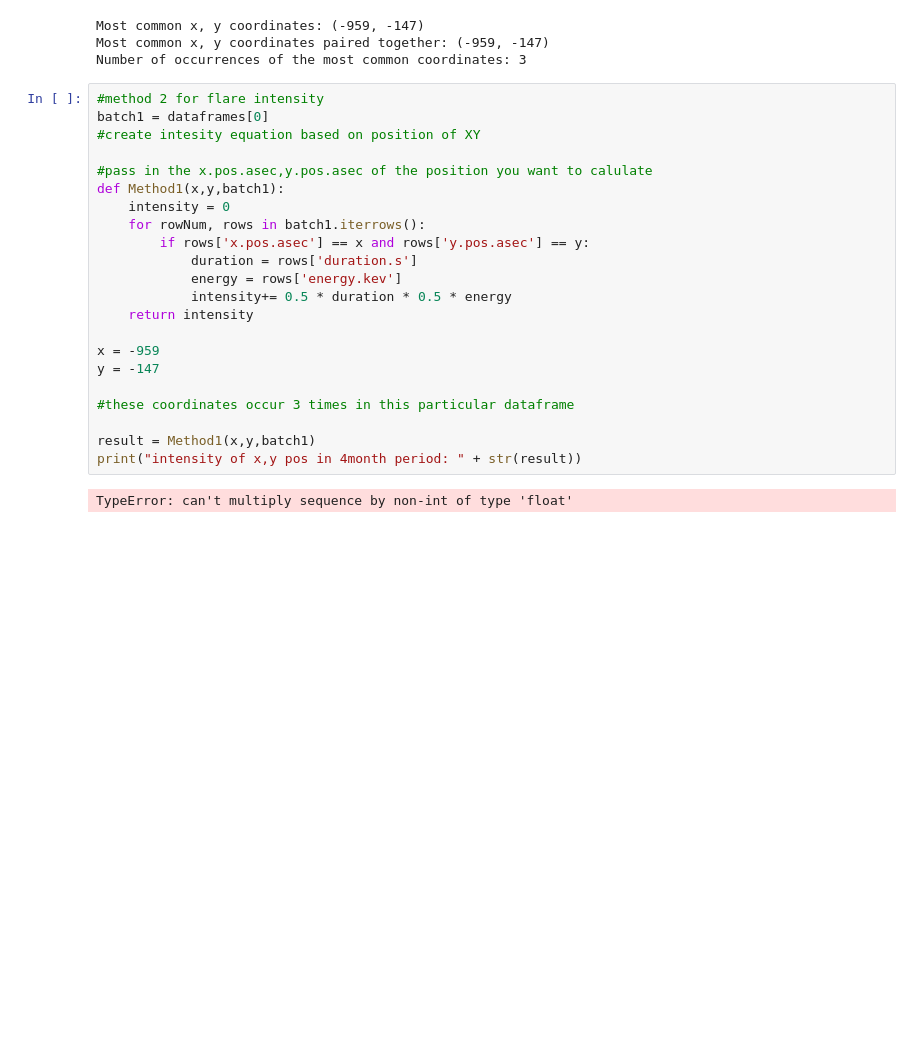
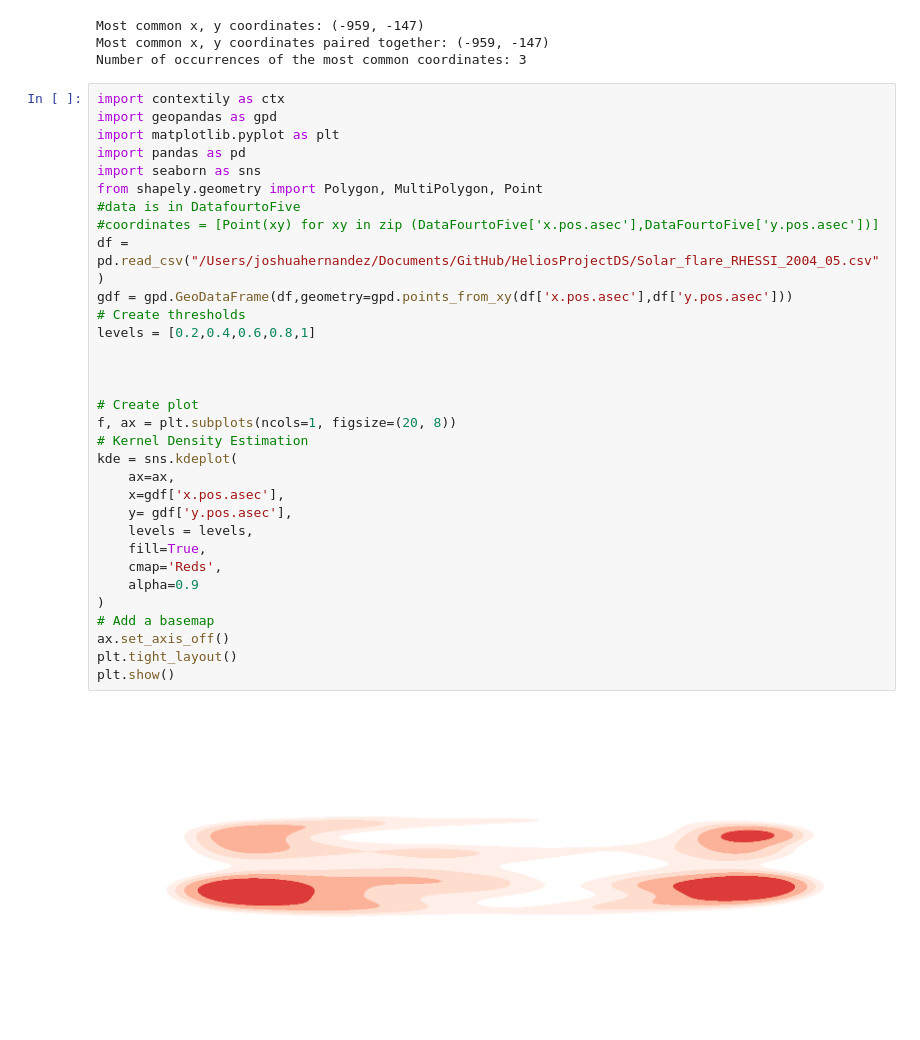
Before and after one commit to MEmshousen02/HeliosProjectDS, a Jupyter notebook: Main.ipynb, the cells around one changed output. Drawn from its saved outputs; the diff is of its cells as text; blank space fills up the shorter version.

```diff
--- a/Main.ipynb
+++ b/Main.ipynb
@@ -137,27 +138,37 @@ print("Number of occurrences of the most common coordinates:", most_common_coord
 Most common x, y coordinates: (-959, -147)
 Most common x, y coordinates paired together: (-959, -147)
 Number of occurrences of the most common coordinates: 3
-# %%
-#method 2 for flare intensity
-batch1 = dataframes[0]
-#create intesity equation based on position of XY
-
-#pass in the x.pos.asec,y.pos.asec of the position you want to calulate
-def Method1(x,y,batch1):
-    intensity = 0
-    for rowNum, rows in batch1.iterrows():
-        if rows['x.pos.asec'] == x and rows['y.pos.asec'] == y:
-            duration = rows['duration.s']
-            energy = rows['energy.kev']
-            intensity+= 0.5 * duration * 0.5 * energy
-    return intensity
-
-x = -959
-y = -147
-
-#these coordinates occur 3 times in this particular dataframe
-
-result = Method1(x,y,batch1)
-print("intensity of x,y pos in 4month period: " + str(result))
-# %% [output]
-TypeError: can't multiply sequence by non-int of type 'float'
+# %%
+import contextily as ctx
+import geopandas as gpd
+import matplotlib.pyplot as plt
+import pandas as pd
+import seaborn as sns
+from shapely.geometry import Polygon, MultiPolygon, Point
+#data is in DatafourtoFive
+#coordinates = [Point(xy) for xy in zip (DataFourtoFive['x.pos.asec'],DataFourtoFive['y.pos.asec'])]
+df = pd.read_csv("/Users/joshuahernandez/Documents/GitHub/HeliosProjectDS/Solar_flare_RHESSI_2004_05.csv")
+gdf = gpd.GeoDataFrame(df,geometry=gpd.points_from_xy(df['x.pos.asec'],df['y.pos.asec']))
+# Create thresholds
+levels = [0.2,0.4,0.6,0.8,1]
+
+
+
+# Create plot
+f, ax = plt.subplots(ncols=1, figsize=(20, 8))
+# Kernel Density Estimation
+kde = sns.kdeplot(
+    ax=ax,
+    x=gdf['x.pos.asec'],
+    y= gdf['y.pos.asec'],
+    levels = levels,
+    fill=True,
+    cmap='Reds',
+    alpha=0.9
+)
+# Add a basemap
+ax.set_axis_off()
+plt.tight_layout()
+plt.show()
+# %% [output]
+[figure, added]
```
Also changed, not shown: parts of 1 cell of this notebook.
